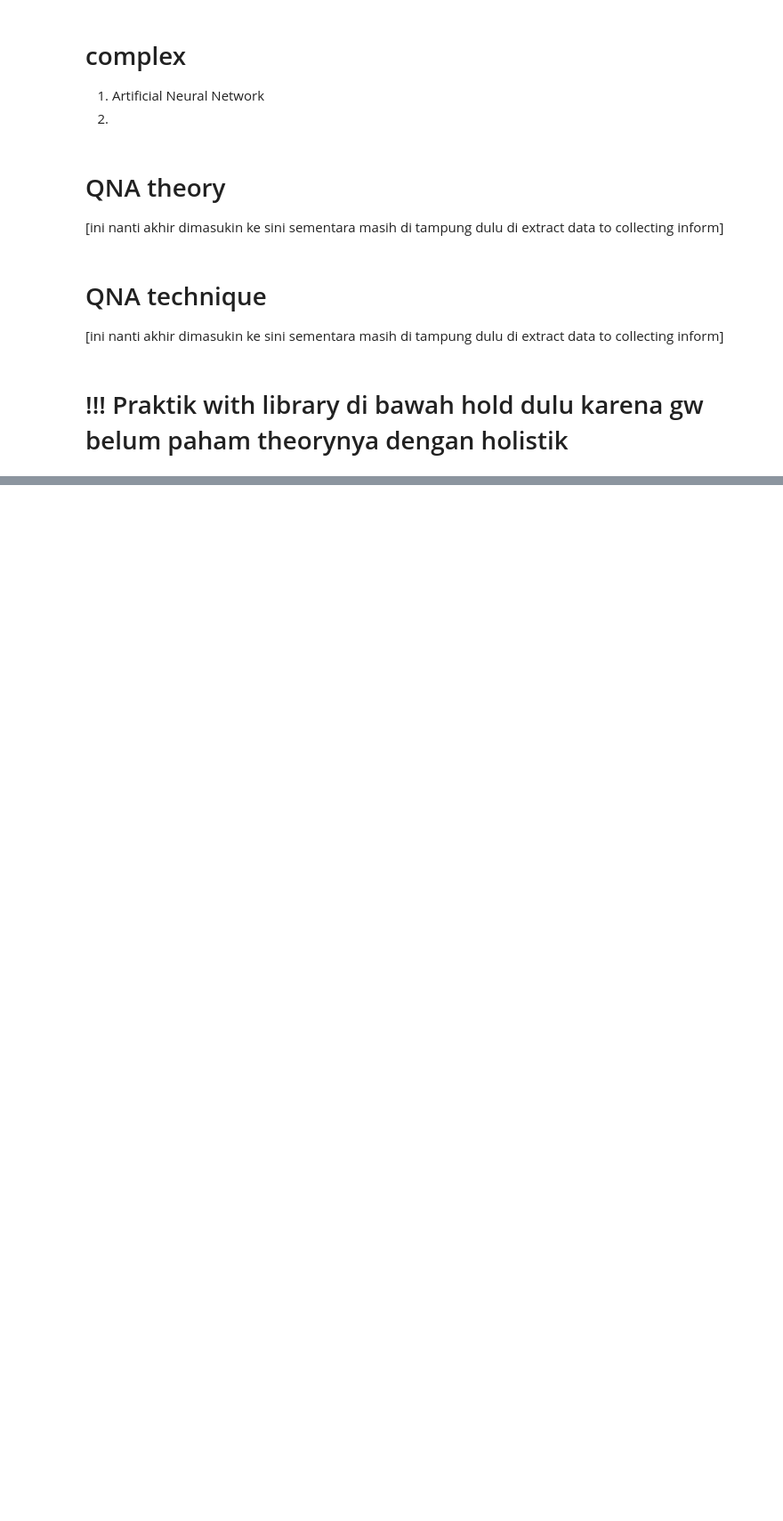
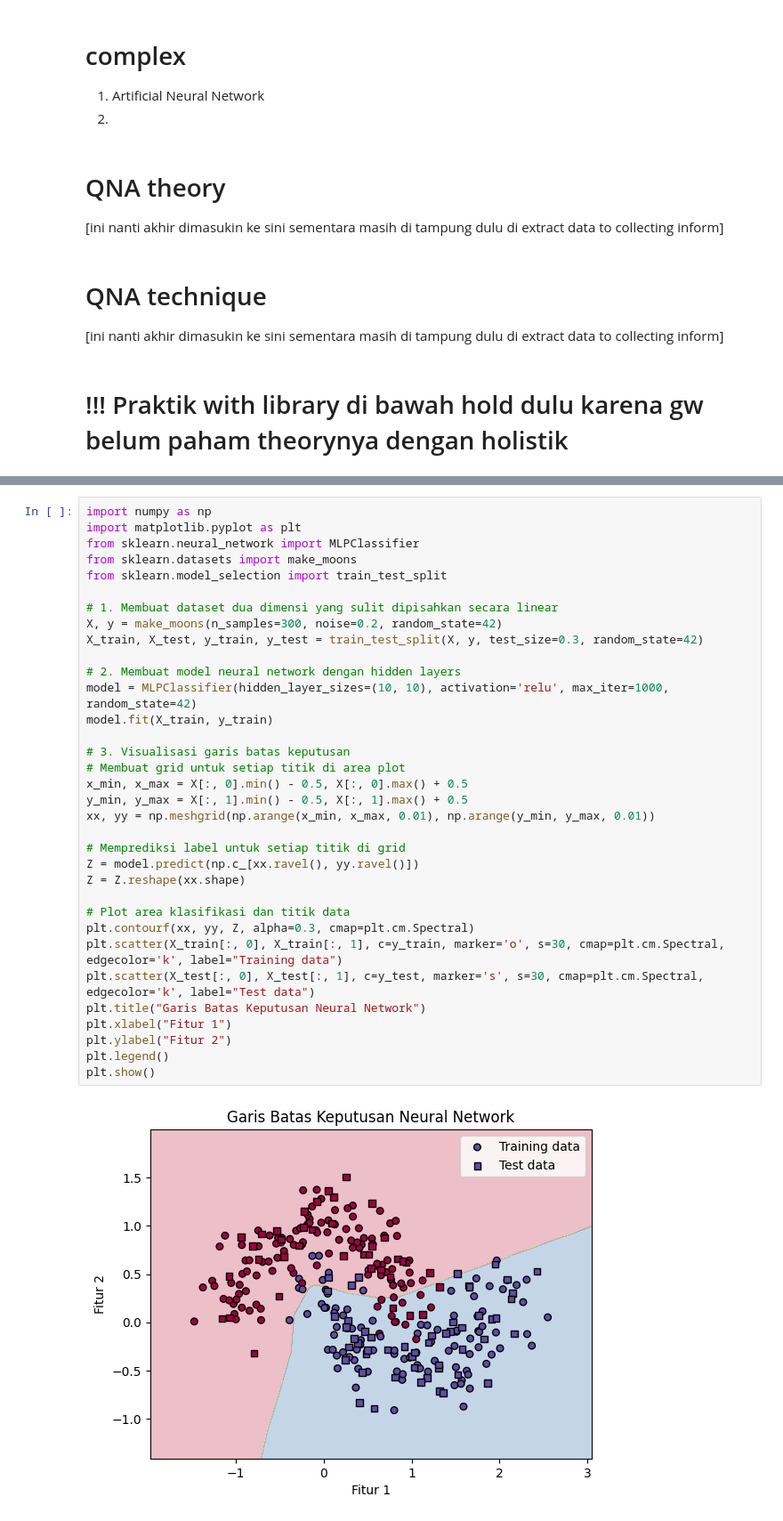
Before and after one commit to Symphoen1x/LearnAI_me, a Jupyter notebook: NLP/Deep_learning_for_NLP.ipynb, the cells around one changed output, grey strips where cells are left out. Shown at 89% size. Cells and saved outputs as stored; diff of their text form; blank space fills up the shorter version.

```diff
--- a/NLP/Deep_learning_for_NLP.ipynb
+++ b/NLP/Deep_learning_for_NLP.ipynb
@@ -89,0 +108,36 @@ saya masih kurang konek kenapa unsupervised learning yang tanpa instruktur hanya
+# %%
+import numpy as np
+import matplotlib.pyplot as plt
+from sklearn.neural_network import MLPClassifier
+from sklearn.datasets import make_moons
+from sklearn.model_selection import train_test_split
+
+# 1. Membuat dataset dua dimensi yang sulit dipisahkan secara linear
+X, y = make_moons(n_samples=300, noise=0.2, random_state=42)
+X_train, X_test, y_train, y_test = train_test_split(X, y, test_size=0.3, random_state=42)
+
+# 2. Membuat model neural network dengan hidden layers
+model = MLPClassifier(hidden_layer_sizes=(10, 10), activation='relu', max_iter=1000, random_state=42)
+model.fit(X_train, y_train)
+
+# 3. Visualisasi garis batas keputusan
+# Membuat grid untuk setiap titik di area plot
+x_min, x_max = X[:, 0].min() - 0.5, X[:, 0].max() + 0.5
+y_min, y_max = X[:, 1].min() - 0.5, X[:, 1].max() + 0.5
+xx, yy = np.meshgrid(np.arange(x_min, x_max, 0.01), np.arange(y_min, y_max, 0.01))
+
+# Memprediksi label untuk setiap titik di grid
+Z = model.predict(np.c_[xx.ravel(), yy.ravel()])
+Z = Z.reshape(xx.shape)
+
+# Plot area klasifikasi dan titik data
+plt.contourf(xx, yy, Z, alpha=0.3, cmap=plt.cm.Spectral)
+plt.scatter(X_train[:, 0], X_train[:, 1], c=y_train, marker='o', s=30, cmap=plt.cm.Spectral, edgecolor='k', label="Training data")
+plt.scatter(X_test[:, 0], X_test[:, 1], c=y_test, marker='s', s=30, cmap=plt.cm.Spectral, edgecolor='k', label="Test data")
+plt.title("Garis Batas Keputusan Neural Network")
+plt.xlabel("Fitur 1")
+plt.ylabel("Fitur 2")
+plt.legend()
+plt.show()
+# %% [output]
+[figure, added]
```
Also changed, not shown: parts of 7 cells of this notebook.
